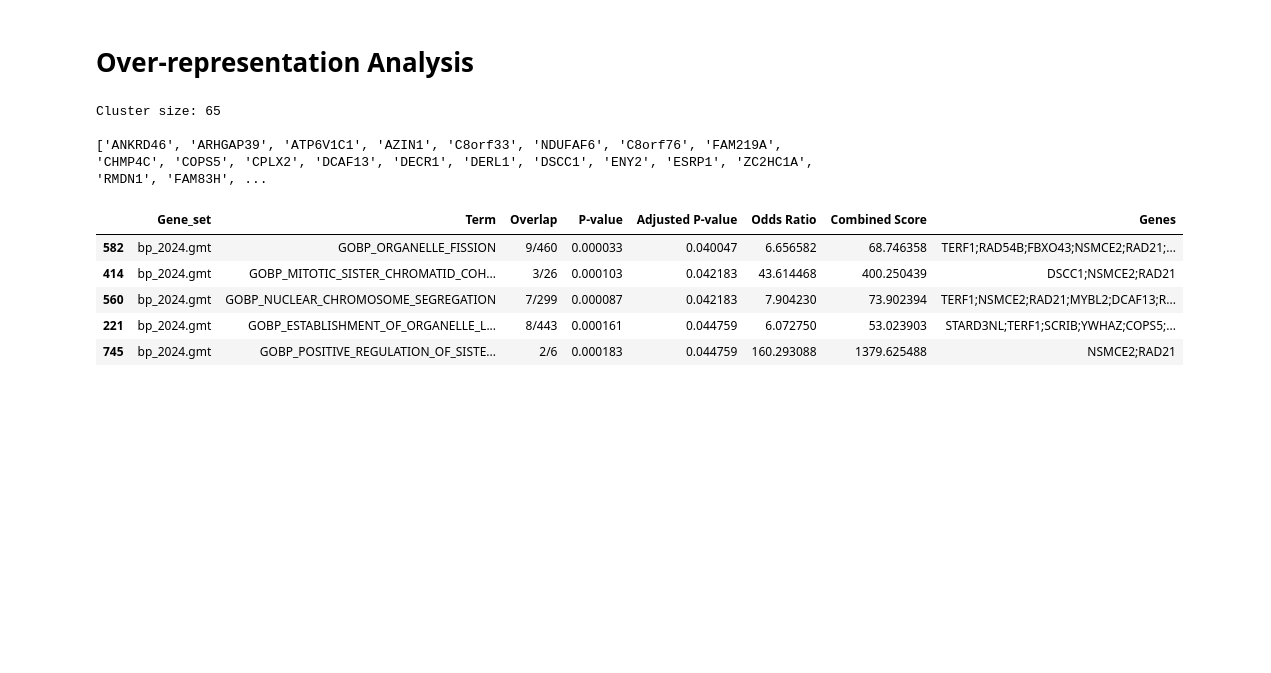
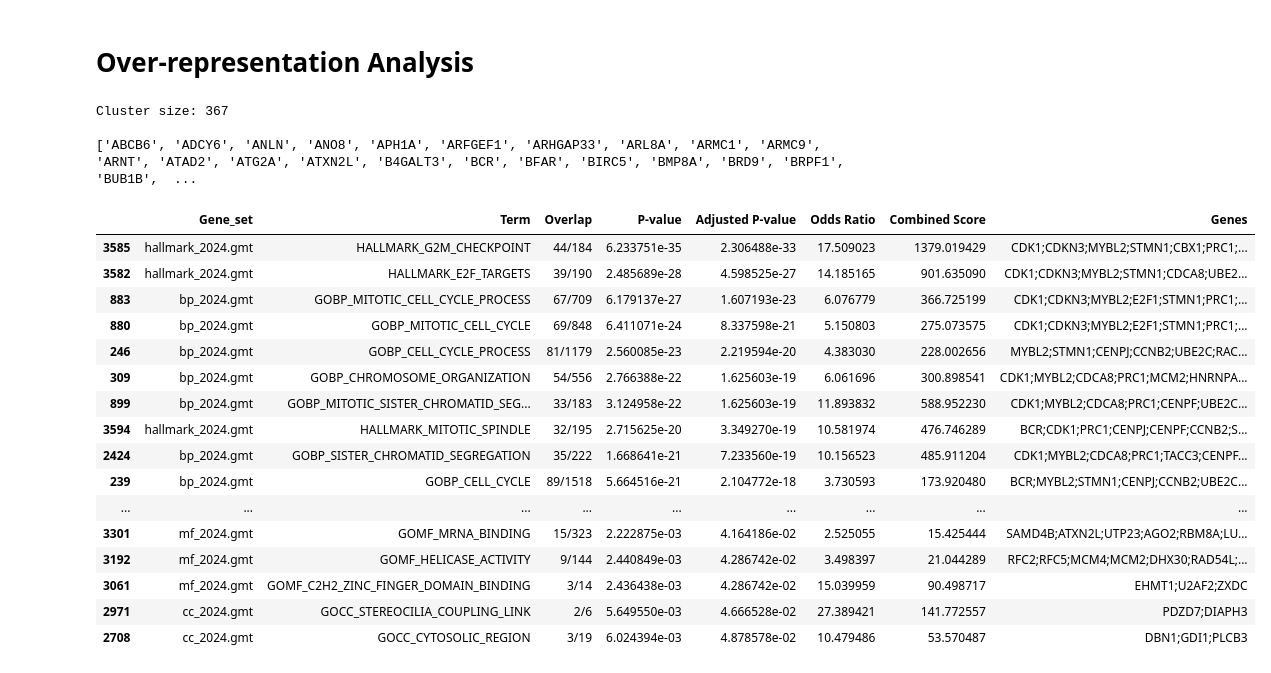
Before and after one commit to nocturnal-design/TCGA_Analysis, a Jupyter notebook: heatmap.ipynb, the cells around one changed output. Saved outputs shown, nothing was run; the diff lists cells and outputs as text; code cells hidden in the pictures; blank space fills up the shorter version.

```diff
--- a/heatmap.ipynb
+++ b/heatmap.ipynb
@@ -186,0 +73,25 @@ Name: SCRT2, dtype: float64
+# %%
+# outliers adjustment code using IQR method (can't use mean method because of large outliers)
+
+def replace_row_outliers_with_median(df: pd.DataFrame, threshold: float = 1.5):
+    df_clean = df.copy()
+    for index, row in df.iterrows():
+        Q1 = row.quantile(0.25)
+        Q3 = row.quantile(0.75)
+        IQR = Q3 - Q1
+        lower_bound = Q1 - threshold * IQR
+        upper_bound = Q3 + threshold * IQR
+        median = row.median()
+        outliers = (row < lower_bound) | (row > upper_bound)
+        # Now update only the outlier *values* in the row
+        for col in df.columns:
+            if row[col] < lower_bound or row[col] > upper_bound:
+                df_clean.at[index, col] = median
+    return df_clean
+
+adjusted_c1 = replace_row_outliers_with_median(c1_bchem)
+adjusted_c2 = replace_row_outliers_with_median(c2_bchem)
+adjusted_c3 = replace_row_outliers_with_median(c3_bchem)
+adjusted_c4 = replace_row_outliers_with_median(c4_bchem)
+
+# print(adjusted_c1.head())
@@ -354,28 +270,39 @@ import gseapy as gp
 # %%
 from IPython.display import display, HTML
 
-cluster = list_of_clusters[0]
+cluster = list_of_clusters[9]
 print(f"Cluster size: {len(cluster)}")
 print()
 print(cluster)
 
 enr = gp.enrich(gene_list=cluster, # or gene_list=glist
                  gene_sets=["data/bp_2024.gmt", "data/cc_2024.gmt", "data/mf_2024.gmt", "data/hallmark_2024.gmt"], # kegg is a dict object
                  background=data.index.to_list(),
                  outdir=None,
                  verbose=False)
 
 display(HTML(enr.results.loc[enr.results["Adjusted P-value"] < 0.05].sort_values(by='Adjusted P-value').to_html()))
 # %% [output]
-Cluster size: 65
+Cluster size: 367
 
-['ANKRD46', 'ARHGAP39', 'ATP6V1C1', 'AZIN1', 'C8orf33', 'NDUFAF6', 'C8orf76', 'FAM219A', 'CHMP4C', 'COPS5', 'CPLX2', 'DCAF13', 'DECR1', 'DERL1', 'DSCC1', 'ENY2', 'ESRP1', 'ZC2HC1A', 'RMDN1', 'FAM83H', ...
+['ABCB6', 'ADCY6', 'ANLN', 'ANO8', 'APH1A', 'ARFGEF1', 'ARHGAP33', 'ARL8A', 'ARMC1', 'ARMC9', 'ARNT', 'ATAD2', 'ATG2A', 'ATXN2L', 'B4GALT3', 'BCR', 'BFAR', 'BIRC5', 'BMP8A', 'BRD9', 'BRPF1', 'BUB1B',  ...
 |  | Gene_set | Term | Overlap | P-value | Adjusted P-value | Odds Ratio | Combined Score | Genes |
-| 582 | bp_2024.gmt | GOBP_ORGANELLE_FISSION | 9/460 | 0.000033 | 0.040047 | 6.656582 | 68.746358 | TERF1;RAD54B;FBXO43;NSMCE2;RAD21;... |
-| 414 | bp_2024.gmt | GOBP_MITOTIC_SISTER_CHROMATID_COH... | 3/26 | 0.000103 | 0.042183 | 43.614468 | 400.250439 | DSCC1;NSMCE2;RAD21 |
-| 560 | bp_2024.gmt | GOBP_NUCLEAR_CHROMOSOME_SEGREGATION | 7/299 | 0.000087 | 0.042183 | 7.904230 | 73.902394 | TERF1;NSMCE2;RAD21;MYBL2;DCAF13;R... |
-| 221 | bp_2024.gmt | GOBP_ESTABLISHMENT_OF_ORGANELLE_L... | 8/443 | 0.000161 | 0.044759 | 6.072750 | 53.023903 | STARD3NL;TERF1;SCRIB;YWHAZ;COPS5;... |
-| 745 | bp_2024.gmt | GOBP_POSITIVE_REGULATION_OF_SISTE... | 2/6 | 0.000183 | 0.044759 | 160.293088 | 1379.625488 | NSMCE2;RAD21 |
+| 3585 | hallmark_2024.gmt | HALLMARK_G2M_CHECKPOINT | 44/184 | 6.233751e-35 | 2.306488e-33 | 17.509023 | 1379.019429 | CDK1;CDKN3;MYBL2;STMN1;CBX1;PRC1;... |
+| 3582 | hallmark_2024.gmt | HALLMARK_E2F_TARGETS | 39/190 | 2.485689e-28 | 4.598525e-27 | 14.185165 | 901.635090 | CDK1;CDKN3;MYBL2;STMN1;CDCA8;UBE2... |
+| 883 | bp_2024.gmt | GOBP_MITOTIC_CELL_CYCLE_PROCESS | 67/709 | 6.179137e-27 | 1.607193e-23 | 6.076779 | 366.725199 | CDK1;CDKN3;MYBL2;E2F1;STMN1;PRC1;... |
+| 880 | bp_2024.gmt | GOBP_MITOTIC_CELL_CYCLE | 69/848 | 6.411071e-24 | 8.337598e-21 | 5.150803 | 275.073575 | CDK1;CDKN3;MYBL2;E2F1;STMN1;PRC1;... |
+| 246 | bp_2024.gmt | GOBP_CELL_CYCLE_PROCESS | 81/1179 | 2.560085e-23 | 2.219594e-20 | 4.383030 | 228.002656 | MYBL2;STMN1;CENPJ;CCNB2;UBE2C;RAC... |
+| 309 | bp_2024.gmt | GOBP_CHROMOSOME_ORGANIZATION | 54/556 | 2.766388e-22 | 1.625603e-19 | 6.061696 | 300.898541 | CDK1;MYBL2;CDCA8;PRC1;MCM2;HNRNPA... |
+| 899 | bp_2024.gmt | GOBP_MITOTIC_SISTER_CHROMATID_SEG... | 33/183 | 3.124958e-22 | 1.625603e-19 | 11.893832 | 588.952230 | CDK1;MYBL2;CDCA8;PRC1;CENPF;UBE2C... |
+| 3594 | hallmark_2024.gmt | HALLMARK_MITOTIC_SPINDLE | 32/195 | 2.715625e-20 | 3.349270e-19 | 10.581974 | 476.746289 | BCR;CDK1;PRC1;CENPJ;CENPF;CCNB2;S... |
+| 2424 | bp_2024.gmt | GOBP_SISTER_CHROMATID_SEGREGATION | 35/222 | 1.668641e-21 | 7.233560e-19 | 10.156523 | 485.911204 | CDK1;MYBL2;CDCA8;PRC1;TACC3;CENPF... |
+| 239 | bp_2024.gmt | GOBP_CELL_CYCLE | 89/1518 | 5.664516e-21 | 2.104772e-18 | 3.730593 | 173.920480 | BCR;MYBL2;STMN1;CENPJ;CCNB2;UBE2C... |
+| ... | ... | ... | ... | ... | ... | ... | ... | ... |
+| 3301 | mf_2024.gmt | GOMF_MRNA_BINDING | 15/323 | 2.222875e-03 | 4.164186e-02 | 2.525055 | 15.425444 | SAMD4B;ATXN2L;UTP23;AGO2;RBM8A;LU... |
+| 3192 | mf_2024.gmt | GOMF_HELICASE_ACTIVITY | 9/144 | 2.440849e-03 | 4.286742e-02 | 3.498397 | 21.044289 | RFC2;RFC5;MCM4;MCM2;DHX30;RAD54L;... |
+| 3061 | mf_2024.gmt | GOMF_C2H2_ZINC_FINGER_DOMAIN_BINDING | 3/14 | 2.436438e-03 | 4.286742e-02 | 15.039959 | 90.498717 | EHMT1;U2AF2;ZXDC |
+| 2971 | cc_2024.gmt | GOCC_STEREOCILIA_COUPLING_LINK | 2/6 | 5.649550e-03 | 4.666528e-02 | 27.389421 | 141.772557 | PDZD7;DIAPH3 |
+| 2708 | cc_2024.gmt | GOCC_CYTOSOLIC_REGION | 3/19 | 6.024394e-03 | 4.878578e-02 | 10.479486 | 53.570487 | DBN1;GDI1;PLCB3 |
 # %%
 sns.clustermap(data_sorted.loc[cluster].drop(columns=["Cluster"]), cmap="coolwarm", xticklabels=True, yticklabels=True, annot=False)
 # %% [output]
```
Also changed, not shown: parts of 19 cells of this notebook.
